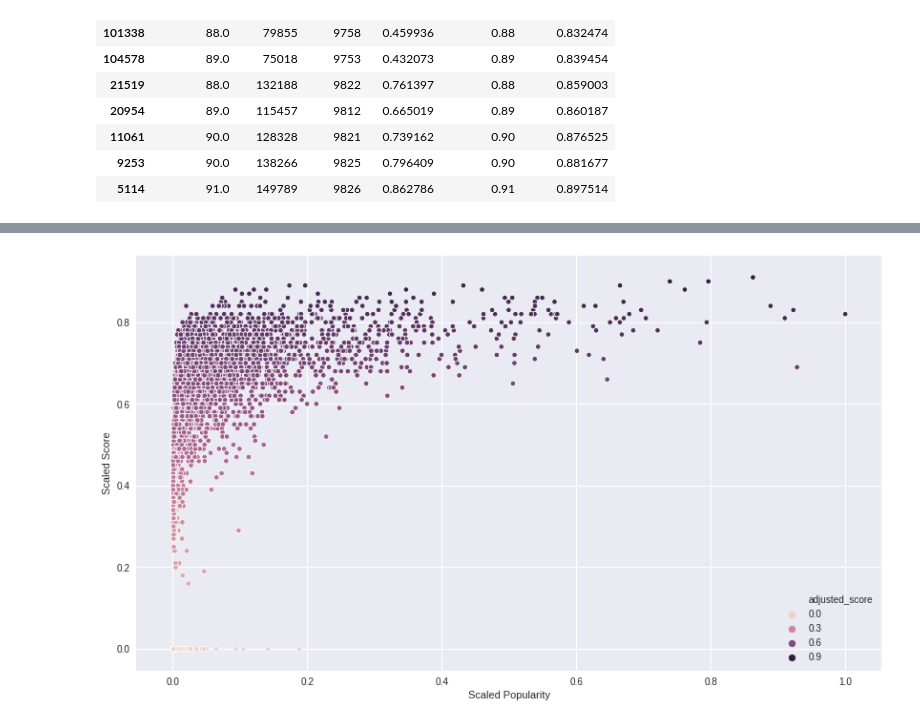
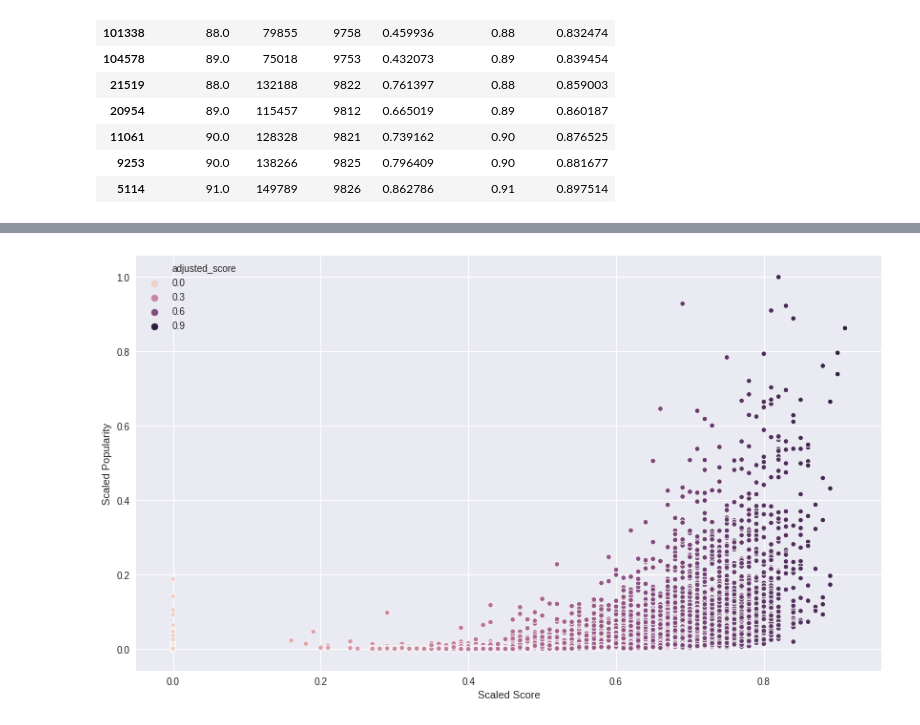
Before and after one commit to sn-ekstrand/content-based-anime-recommender, a Jupyter notebook: initial_eda.ipynb, the cells around one changed output, grey strips where cells are left out. Cells and saved outputs as stored; diff of their text form; code cells hidden in the pictures.

```diff
--- a/initial_eda.ipynb
+++ b/initial_eda.ipynb
@@ -843,12 +843,12 @@ title_df.loc[list(top_15_df.index.values),:]
 # score_df[['pop_scaled', 'score_scaled', 'adjusted_score']].to_csv('data/adjusted_score_df.csv')
 # %%
 fig, ax = plt.subplots(figsize=(14,8))
-sns.scatterplot(x='pop_scaled',
-                y= 'score_scaled',
+sns.scatterplot(y='pop_scaled',
+                x= 'score_scaled',
                 data=score_df,
                 s=30,
                 hue='adjusted_score')
-ax.set_xlabel('Scaled Popularity')
-ax.set_ylabel('Scaled Score');
+ax.set_ylabel('Scaled Popularity')
+ax.set_xlabel('Scaled Score');
 # %% [output]
-[figure, old version]
+[figure, new version]
```
Also changed, not shown: parts of 1 cell of this notebook.
